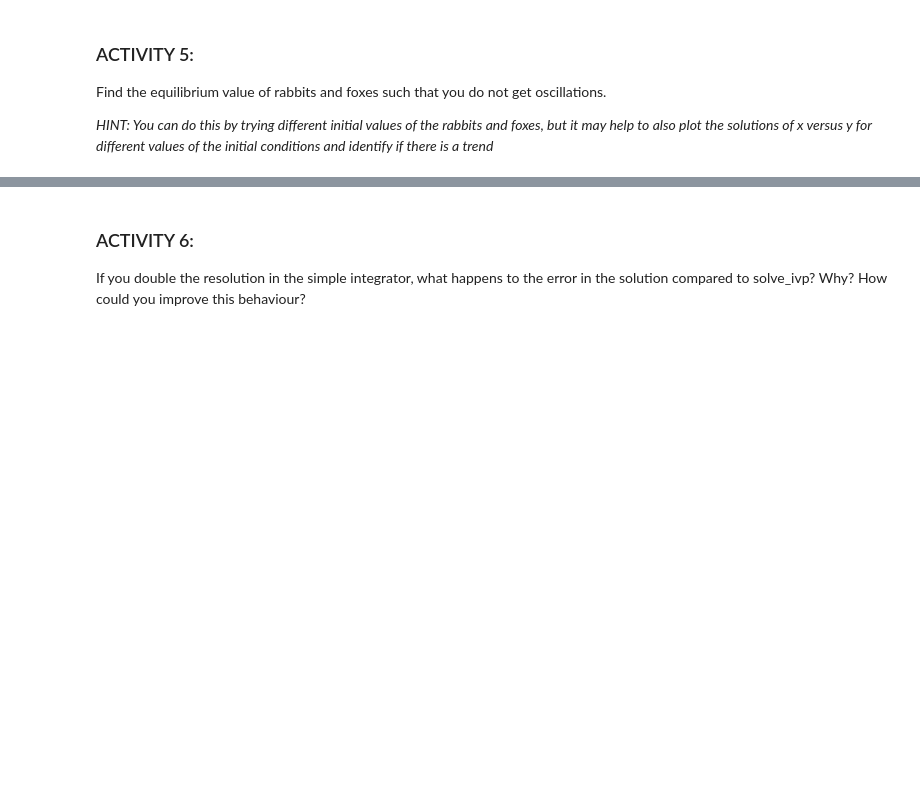
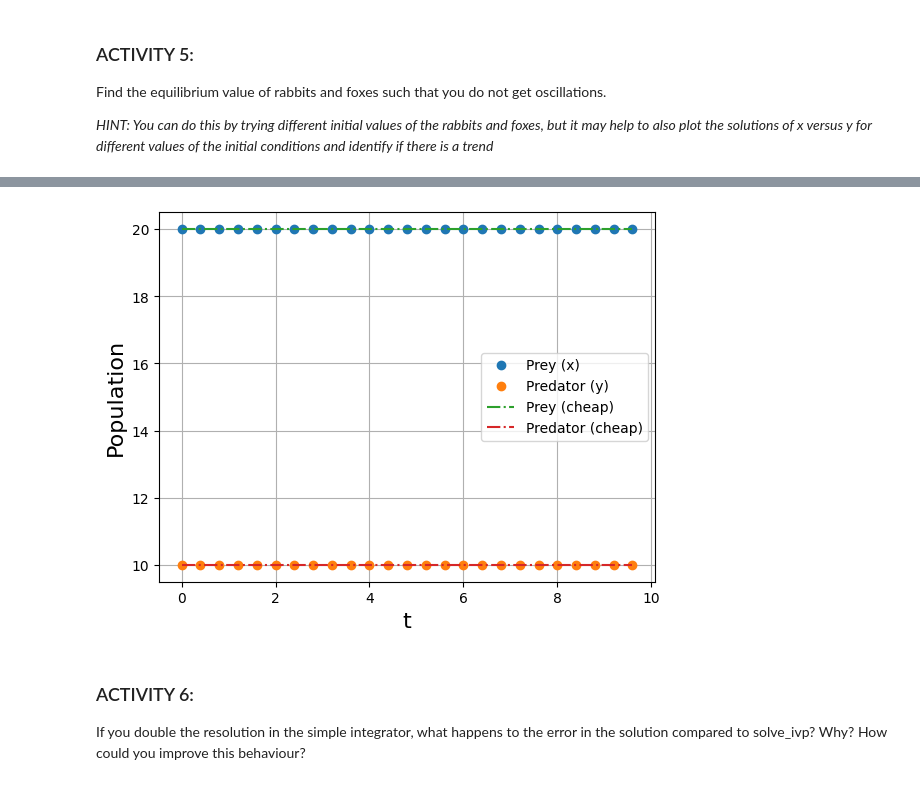
Before and after one commit to KAClough/TopicsInSciComp, a Jupyter notebook: Notebooks/Week3_LabExercises.ipynb, the cells around one changed output, grey strips where cells are left out. Saved outputs shown, nothing was run; the diff lists cells and outputs as text; code cells hidden in the pictures; blank space fills up the shorter version.

```diff
--- a/Notebooks/Week3_LabExercises.ipynb
+++ b/Notebooks/Week3_LabExercises.ipynb
@@ -266,7 +371,49 @@ _HINT: You can do this by trying different initial values of the rabbits and fox
 # %%
 # Plot some solutions of x versus y
 
-# HINT: plt.plot(solution.y[0], solution.y[1], '--', label="x0, y0 = ??")
+# Your solution here for the predator-prey equations !
+
+from scipy.integrate import solve_ivp
+
+def calculate_lotka_volterra(t, z):
+    x, y = z
+    a = 1.0     # growth rate of prey
+    b = 0.1     # predation rate
+    c = 1.5     # death rate of predators
+    d = 0.075   # reproduction rate of predators
+    dxdt = a * x - b * x * y
+    dydt = -c * y + d * x * y
+    return [dxdt, dydt]
+
+max_time = 10.0
+N_time_steps = 25
+delta_t = max_time / N_time_steps
+t_solution = np.linspace(0.0, max_time-delta_t, N_time_steps) # values of independent variable
+z0 = [20.0, 10.0]
+
+solution = solve_ivp(calculate_lotka_volterra, [0, max_time], z0,
+                        method='RK45', t_eval=t_solution)
+
+plt.grid()
+plt.xlabel("t", fontsize=16)
+plt.ylabel("Population", fontsize=16)
+plt.plot(solution.t, solution.y[0], 'o', label="Prey (x)")
+plt.plot(solution.t, solution.y[1], 'o', label="Predator (y)")
+
+# Now do it the "cheap" way
+# increase the number of steps to see how the solution changes
+z_solution = np.zeros((2, len(t_solution)))
+z_solution[:, 0] = z0
+for i in range(1, len(t_solution)):
+    dzdt = calculate_lotka_volterra(t_solution[i - 1], z_solution[:, i - 1])
+    z_solution[:, i] = z_solution[:, i - 1] + np.array(dzdt) * delta_t
+
+plt.plot(t_solution, z_solution[0], '-.',label="Prey (cheap)")
+plt.plot(t_solution, z_solution[1], '-.',label="Predator (cheap)")
+plt.legend()
+plt.show()
+# %% [output]
+[figure, added]
 # %% [markdown]
 ### ACTIVITY 6:
 
```
Also changed, not shown: parts of 10 cells of this notebook.
